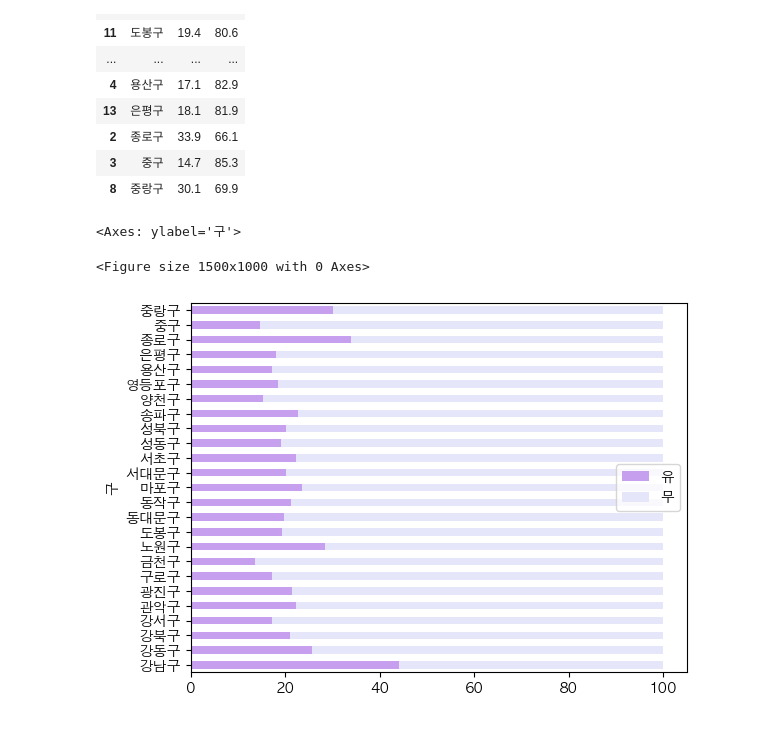
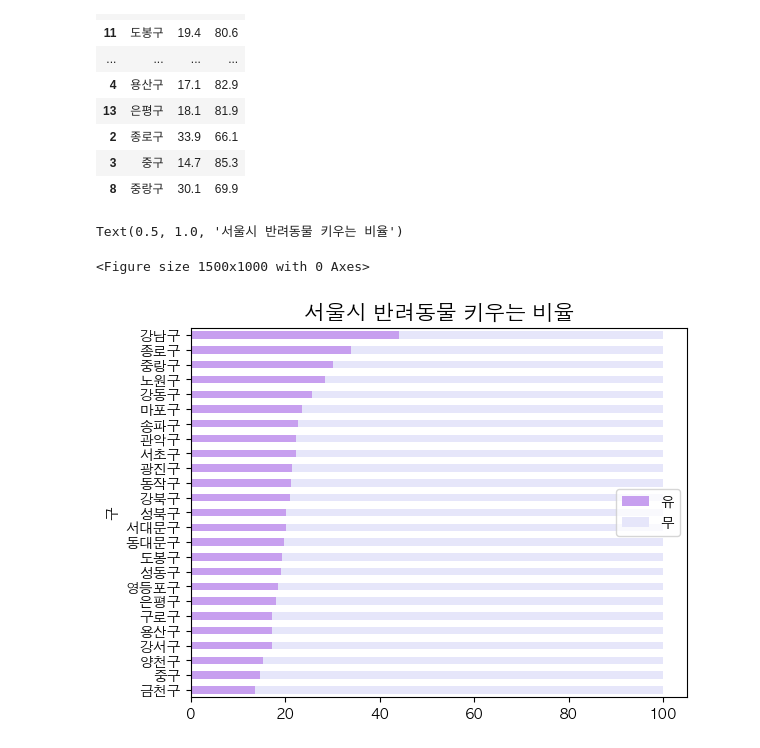
Before and after one commit to y109240/dataAnalysis, a Jupyter notebook: 데이터분석_미니프로젝트.ipynb, the cells around one changed output. Drawn from its saved outputs; the diff is of its cells as text; code cells hidden in the pictures.

```diff
--- a/데이터분석_미니프로젝트.ipynb
+++ b/데이터분석_미니프로젝트.ipynb
@@ -567,9 +565,11 @@ pct
 | 3 | 중구 | 14.7 | 85.3 |
 | 8 | 중랑구 | 30.1 | 69.9 |
 # %%
+pct_sort = pct.sort_values('유')
 plt.figure(figsize=(15,10))
-pct.set_index('구').plot(kind='barh', stacked=True, color=['#C79FEF', '#E6E6FA'])
+pct_sort.set_index('구').plot(kind='barh', stacked=True, color=['#C79FEF', '#E6E6FA'])
+plt.title('서울시 반려동물 키우는 비율', fontsize=15)
 # %% [output]
-<Axes: ylabel='구'>
+Text(0.5, 1.0, '서울시 반려동물 키우는 비율')
 <Figure size 1500x1000 with 0 Axes>
-[figure, old version]
+[figure, new version]
```
Also changed, not shown: parts of 6 cells of this notebook.
